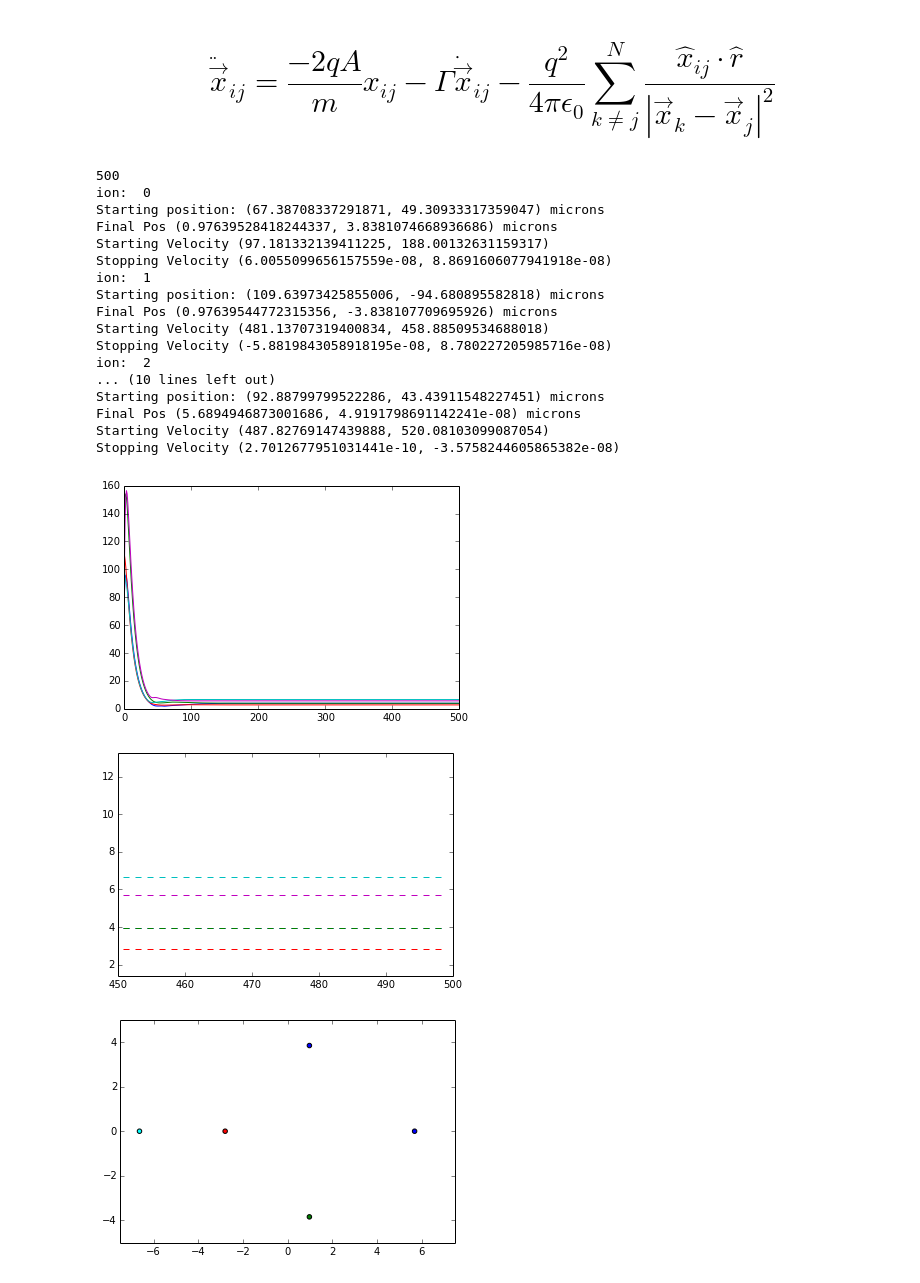
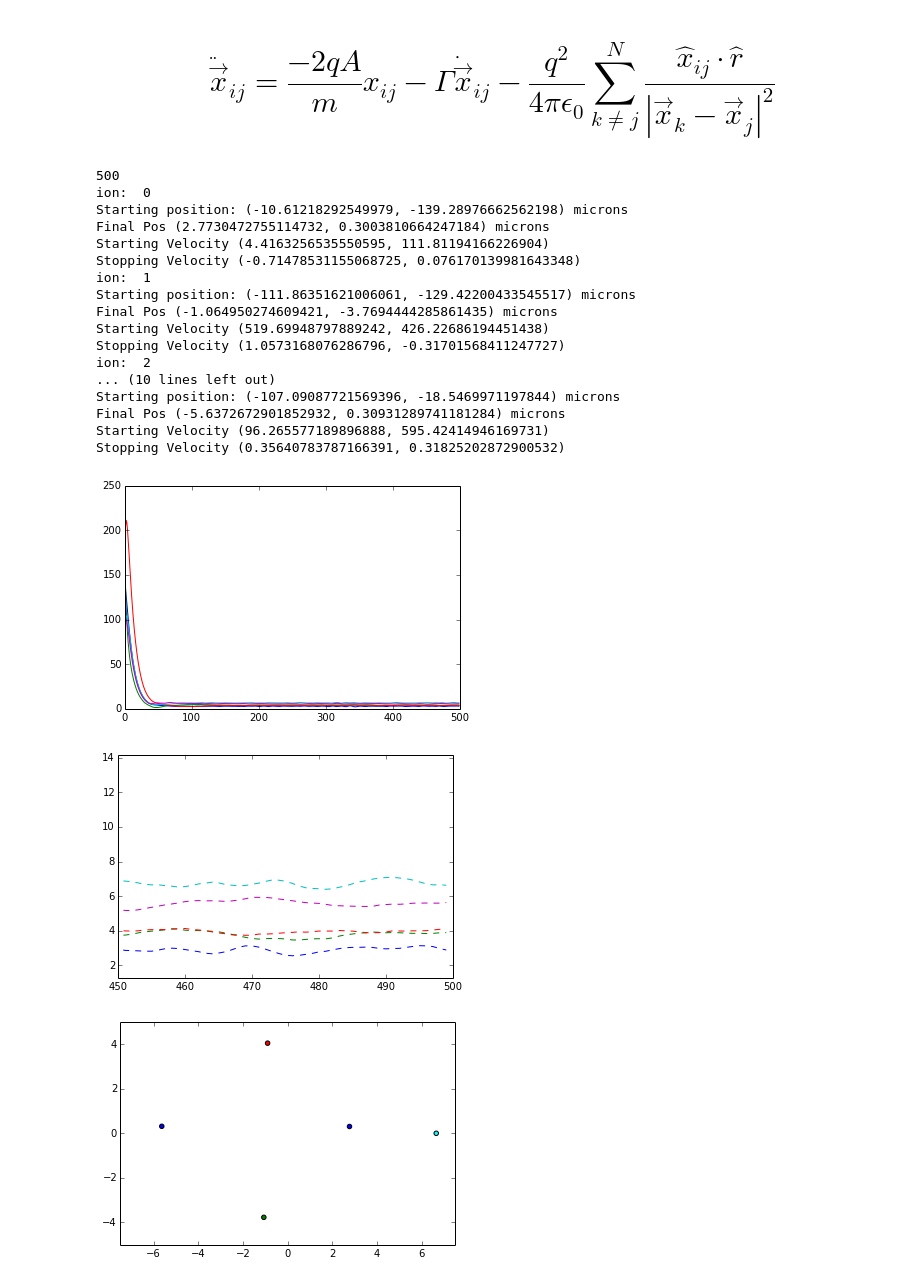
Before and after one commit to CampbellGroup/Qsim, a Jupyter notebook: Ipython-Notebooks/Crystal Configurations.ipynb, the cells around one changed output. Cells and saved outputs as stored; diff of their text form; code cells hidden in the pictures.

Commit message:
changed vkick to vkick_spread

```diff
--- a/Ipython-Notebooks/Crystal Configurations.ipynb
+++ b/Ipython-Notebooks/Crystal Configurations.ipynb
@@ -70,7 +70,7 @@ pos_spread = 300e-6
 E_spread = 0.5 # in eV
 number_iters = 500
 dt = 50e-9
-vkick = 0
+vkick_spread = 2
 
 epsilon = 8.8e-12
 k = 1/(m * 4*np.pi*epsilon) * q**2
@@ -116,8 +116,8 @@ for j in range(number_iters):
         posy[i].append(particle.y)
         particle.x = particle.vx * dt + particle.x
         particle.y = particle.vy * dt + particle.y
-        particle.vx = particle.ax * dt + particle.vx + (np.random.rand() - 0.5)*vkick
-        particle.vy = particle.ay * dt + particle.vy + (np.random.rand() - 0.5)*vkick
+        particle.vx = particle.ax * dt + particle.vx + (np.random.rand() - 0.5)*vkick_spread
+        particle.vy = particle.ay * dt + particle.vy + (np.random.rand() - 0.5)*vkick_spread
         a_othersx = 0
         a_othersy = 0
         for v, xseperation in enumerate(xseperations):
@@ -125,45 +125,45 @@ for j in range(number_iters):
         for w, yseperation in enumerate(yseperations):
             a_othersy += -np.sign(yseperation) * np.abs(np.sin(angles[w])) * k  * 1/(xseperation**2 + yseperation**2)
         particle.ax = -2.0*A/m * particle.x - gamma*particle.vx + a_othersx
         particle.ay = -2.0*A/m * particle.y - gamma*particle.vy + a_othersy
 
 print iter
 for k, particle in enumerate(ions):
     print "ion: ", k
     print "Starting position:",str((particle.x0*1e6, particle.y0*1e6)), 'microns'
     print "Final Pos", str((particle.x*1e6, particle.y*1e6)), 'microns'
     print "Starting Velocity", str((particle.vx0,particle.vy0))
     print "Stopping Velocity", str((particle.vx,particle.vy))
 
 times = np.linspace(0, dt*len(x),len(x))*1e6
 r = np.transpose(np.sqrt(np.array(posx)**2 + np.array(posy)**2))
 r = r*1e6 # in microns
 plt.plot(r)
 plt.show()
 plt.plot(r, '--')
 plt.xlim([iter - 50,iter])
 plt.ylim([0.5*np.min(r[iter-50:iter]), 2*np.max(r[iter-50:iter])])
 plt.show()
 plot_ions(ions, ['blue','green', 'red', 'cyan'])
 plt.show()
 # %% [output]
 500
 ion:  0
-Starting position: (67.38708337291871, 49.30933317359047) microns
-Final Pos (0.97639528418244337, 3.8381074668936686) microns
-Starting Velocity (97.181332139411225, 188.00132631159317)
-Stopping Velocity (6.0055099656157559e-08, 8.8691606077941918e-08)
+Starting position: (-10.61218292549979, -139.28976662562198) microns
+Final Pos (2.7730472755114732, 0.3003810664247184) microns
+Starting Velocity (4.4163256535550595, 111.81194166226904)
+Stopping Velocity (-0.71478531155068725, 0.076170139981643348)
 ion:  1
-Starting position: (109.63973425855006, -94.680895582818) microns
-Final Pos (0.97639544772315356, -3.838107709695926) microns
-Starting Velocity (481.13707319400834, 458.88509534688018)
-Stopping Velocity (-5.8819843058918195e-08, 8.780227205985716e-08)
+Starting position: (-111.86351621006061, -129.42200433545517) microns
+Final Pos (-1.064950274609421, -3.7694444285861435) microns
+Starting Velocity (519.69948797889242, 426.22686194451438)
+Stopping Velocity (1.0573168076286796, -0.31701568411247727)
 ion:  2
 ... (10 lines left out)
-Starting position: (92.88799799522286, 43.43911548227451) microns
-Final Pos (5.6894946873001686, 4.9191798691142241e-08) microns
-Starting Velocity (487.82769147439888, 520.08103099087054)
-Stopping Velocity (2.7012677951031441e-10, -3.5758244605865382e-08)
+Starting position: (-107.09087721569396, -18.5469971197844) microns
+Final Pos (-5.6372672901852932, 0.30931289741181284) microns
+Starting Velocity (96.265577189896888, 595.42414946169731)
+Stopping Velocity (0.35640783787166391, 0.31825202872900532)
-[figure, old version]
+[figure, new version]
-[figure, old version]
+[figure, new version]
-[figure, old version]
+[figure, new version]
```
